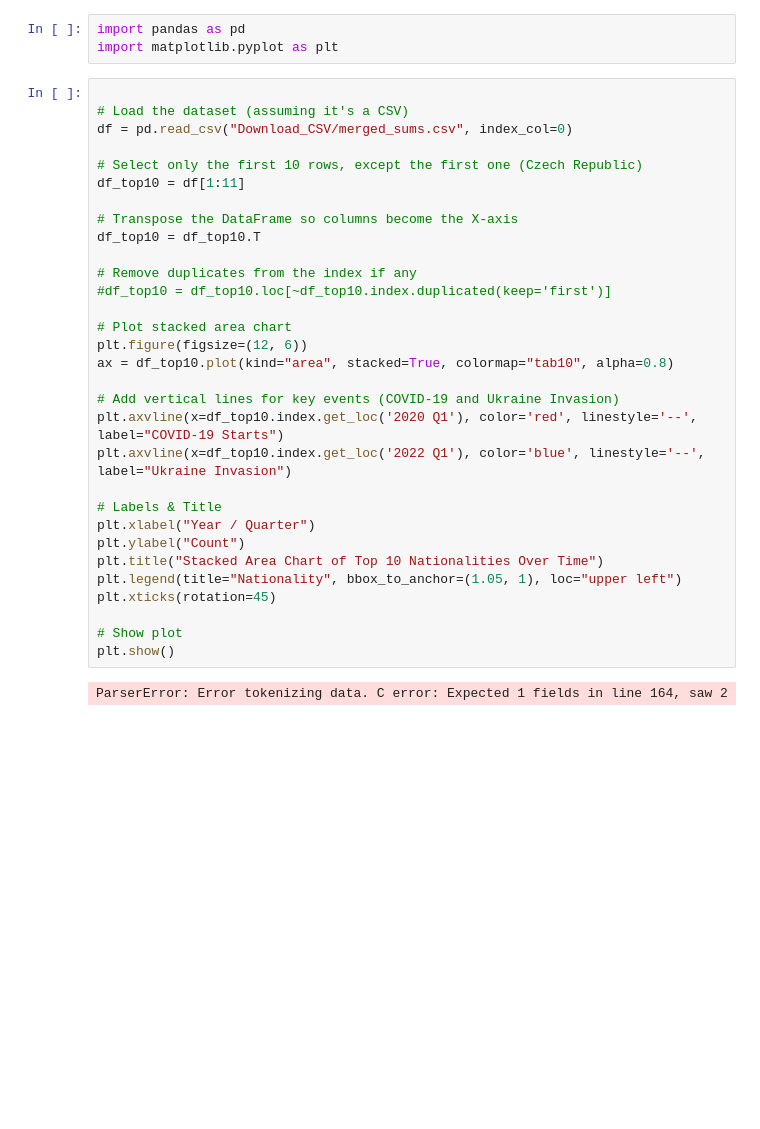
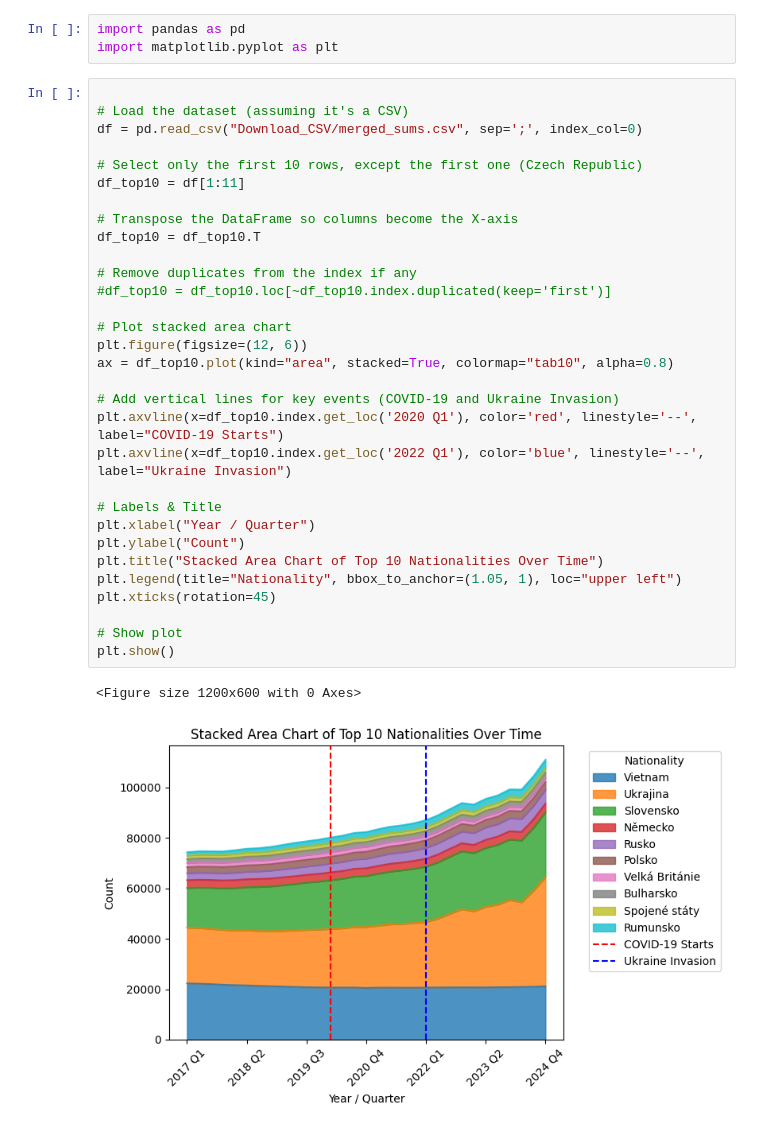
Before and after one commit to trodlermichal/muni_podnikatele_v_cr_podle_narodnosti, a Jupyter notebook: Visualisation.ipynb, the cells around one changed output. Cells and saved outputs as stored; diff of their text form; blank space fills up the shorter version.

```diff
--- a/Visualisation.ipynb
+++ b/Visualisation.ipynb
@@ -4,35 +4,36 @@ import matplotlib.pyplot as plt
 # %%
 
 # Load the dataset (assuming it's a CSV)
-df = pd.read_csv("Download_CSV/merged_sums.csv", index_col=0)
+df = pd.read_csv("Download_CSV/merged_sums.csv", sep=';', index_col=0)
 
 # Select only the first 10 rows, except the first one (Czech Republic)
 df_top10 = df[1:11]
 
 # Transpose the DataFrame so columns become the X-axis
 df_top10 = df_top10.T
 
 # Remove duplicates from the index if any
 #df_top10 = df_top10.loc[~df_top10.index.duplicated(keep='first')]
 
 # Plot stacked area chart
 plt.figure(figsize=(12, 6))
 ax = df_top10.plot(kind="area", stacked=True, colormap="tab10", alpha=0.8)
 
 # Add vertical lines for key events (COVID-19 and Ukraine Invasion)
 plt.axvline(x=df_top10.index.get_loc('2020 Q1'), color='red', linestyle='--', label="COVID-19 Starts")
 plt.axvline(x=df_top10.index.get_loc('2022 Q1'), color='blue', linestyle='--', label="Ukraine Invasion")
 
 # Labels & Title
 plt.xlabel("Year / Quarter")
 plt.ylabel("Count")
 plt.title("Stacked Area Chart of Top 10 Nationalities Over Time")
 plt.legend(title="Nationality", bbox_to_anchor=(1.05, 1), loc="upper left")
 plt.xticks(rotation=45)
 
 # Show plot
 plt.show()
 # %% [output]
-ParserError: Error tokenizing data. C error: Expected 1 fields in line 164, saw 2
+<Figure size 1200x600 with 0 Axes>
+[figure, added]
 # %%
 df_top10
```
Also changed, not shown: parts of 3 cells of this notebook.
